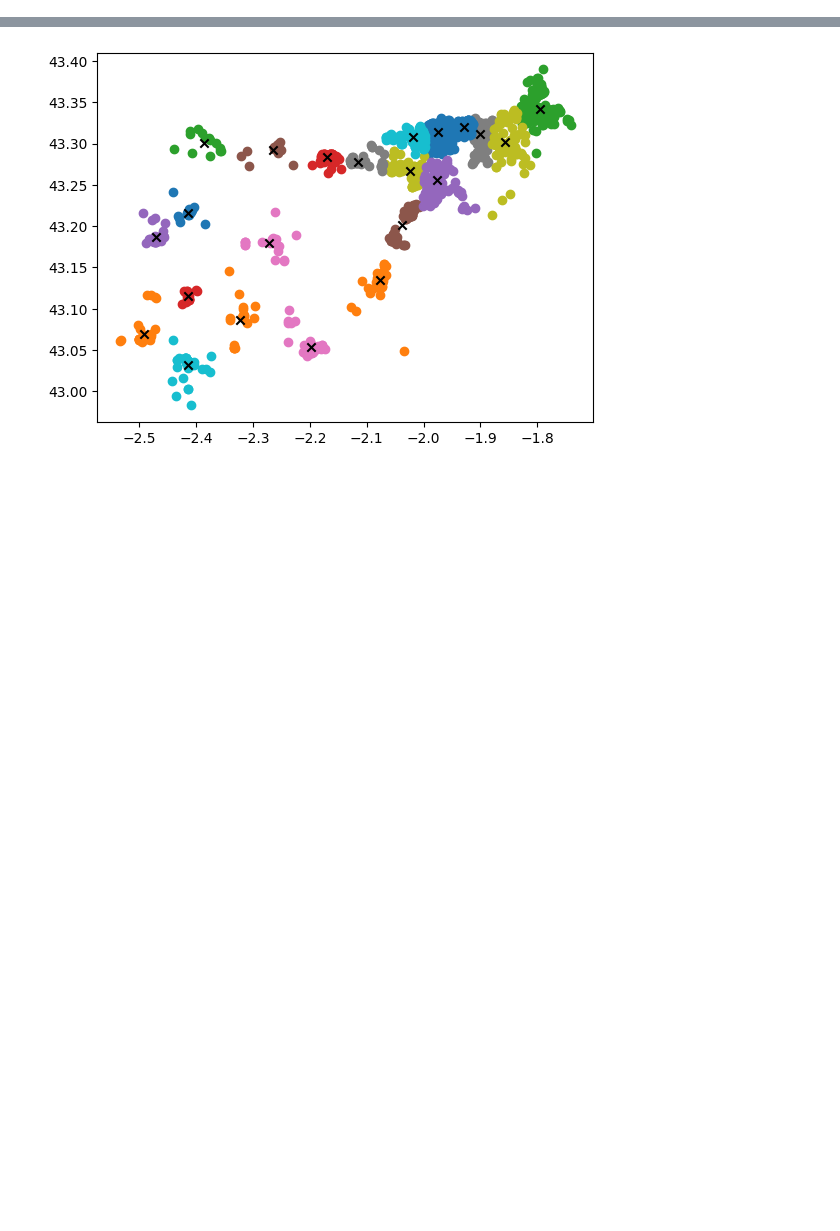
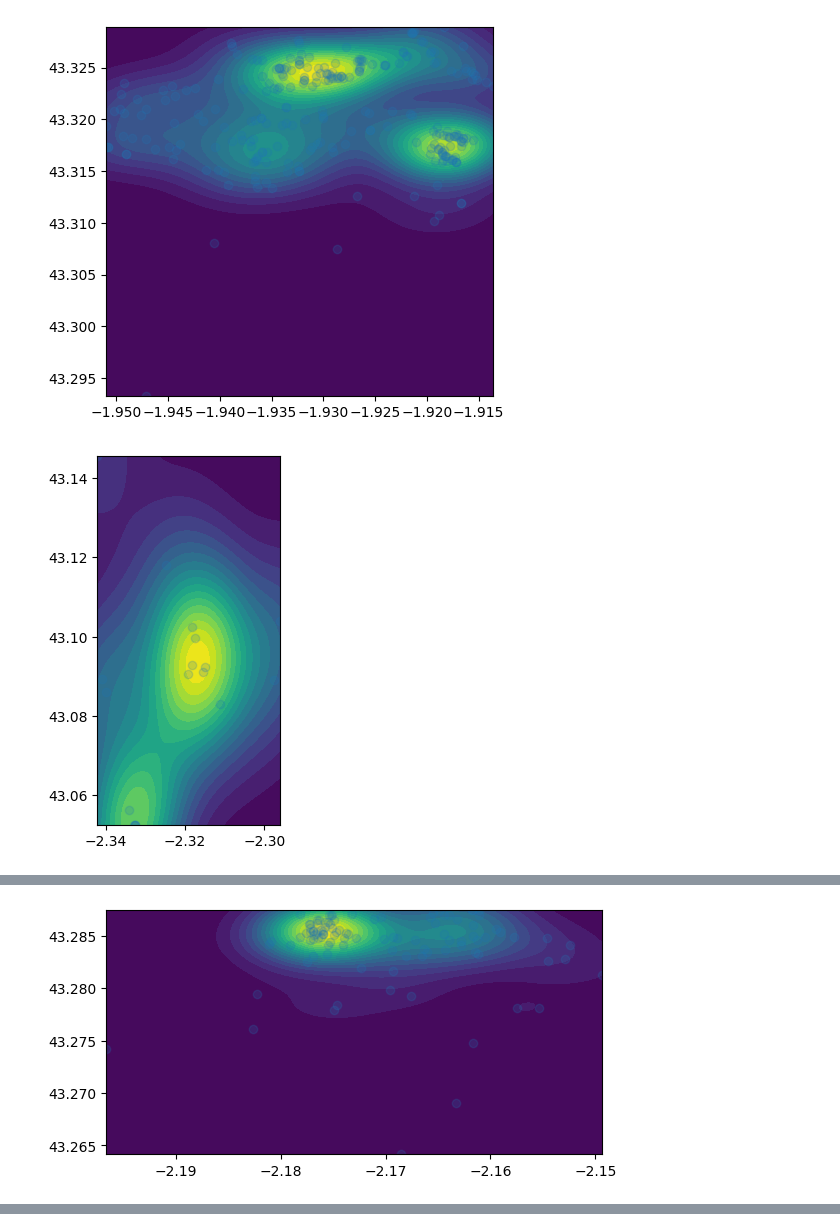
Before and after one commit to peppefdf/Generate_stops, a Jupyter notebook: Generate_stops.ipynb, the cells around one changed output, grey strips where cells are left out. Saved outputs shown, nothing was run; the diff lists cells and outputs as text; code cells hidden in the pictures; blank space fills up the shorter version.

```diff
--- a/Generate_stops.ipynb
+++ b/Generate_stops.ipynb
@@ -12,12 +12,13 @@ import sklearn
 from sklearn.cluster import KMeans
 import geopy.distance
 from scipy import stats
+from scipy.interpolate import interp2d
 
 from matplotlib import pyplot as plt
 from google.colab import drive
 
 #n_skip = 10
-n_clusters = 22
+n_clusters = 23
 #dist_tol = 1000 # distance tolerance for bus_stop from cluster center (in meters)
 
 workers_df = pd.read_csv("/content/drive/MyDrive/Colab Notebooks/CSL_GIPUZKOA/Accessibility_Map/workers_eskuzaitzeta_12_02_2024.csv", encoding='latin-1')
@@ -43,7 +44,9 @@ yhat = model.predict(workers_lat_lon)
 clusters = np.unique(yhat)
 centers = np.array(model.cluster_centers_)
 
+#fig,ax = plt.subplots()
 
+XY_hdp = []
 cont_cluster = 0
 highDens_points = []
 for cluster in clusters:
@@ -70,20 +73,43 @@ for cluster in clusters:
  #centers[cont_cluster][0] = workers_lat_lon[row_ix[0][index_min]][0]
  #centers[cont_cluster][1] = workers_lat_lon[row_ix[0][index_min]][1]
 
+ """
  xy = np.vstack([X,Y])
  kde = stats.gaussian_kde(xy)
  density = kde(xy)
  xymax = xy.T[np.argmax(density)]
  highDens_points.append(xymax)
- print('Coordinates of maximum density point: ', xymax)
+ """
+
+ temp_array = np.array(workers_lat_lon)[row_ix[0]]
+ Lats = [temp_array[i,0] for i in range(len(temp_array))]
+ Lons = [temp_array[i,1] for i in range(len(temp_array))]
+
+ minLat = min(Lats)
+ maxLat = max(Lats)
+ minLon = min(Lons)
+ maxLon = max(Lons)
+
+ xy = np.vstack([Y,X])
+ kernel = stats.gaussian_kde(xy)
+ x,y = np.mgrid[minLat:maxLat:150j, minLon:maxLon:150j]  # 100 x 100 grid for plotting
+ z = kernel.pdf(np.array([y.ravel(),x.ravel()])).reshape(x.shape)
+ indmax = np.unravel_index(np.argmax(z, axis=None), z.shape)  # returns a tuple
+ highDens_points.append((x[indmax],y[indmax]))
 
  cont_cluster+=1
- plt.scatter(Y,X)
 
+ fig,ax = plt.subplots()
+ ax.contourf(y, x, z, levels=20)
+ ax.axis('scaled')
+ plt.scatter(Y,X, marker = 'o', alpha=0.2)
+ plt.savefig('/content/drive/MyDrive/Colab Notebooks/CSL_GIPUZKOA/'+str(cluster)+'.png')
+ plt.show()
 # plot centers
 #centers = np.array(model.cluster_centers_)
-plt.scatter(centers[:,1], centers[:,0], marker="x", color='black')
-plt.show()
+#plt.scatter(centers[:,1], centers[:,0], marker="x", color='black')
+#plt.show()
+
 
 """
 tags = {'highway':'bus_stop',
@@ -126,33 +152,34 @@ for i in range(len(centers)):
 
        center_ind.append(i)
 
     except:
        print('WARNING: stops not found for cluster ',i)
        #print(centers[i])
        print(highDens_points[i])
     print()
 
 map = folium.Map(location=[ori_lat, ori_lon], zoom_start=8)
 for i in range(len(bus_stops)):
     #lat = workers_lat_lon[i][0]
     #lon = workers_lat_lon[i][1]
     latb = bus_stops[i][0]
     lonb = bus_stops[i][1]
     latc = centers[center_ind[i]][0]
     lonc = centers[center_ind[i]][1]
     latd = highDens_points[center_ind[i]][0]
     lond = highDens_points[center_ind[i]][1]
     cluster_size = len(np.where(yhat == i)[0])
     folium.Marker((latb,lonb), popup='Found bus stop position for cluster '+ str(i)).add_to(map)
     folium.Marker((latc,lonc), popup='Centroid of cluster '+ str(i) +'. Size = {}'.format(cluster_size), icon=folium.Icon(color='red')).add_to(map)
-    folium.Marker((latd,lond), popup='Higher density point for cluster '+ str(i), icon=folium.Icon(color='green')).add_to(map)
+    folium.Marker((latd,lond), popup='Highest density point for cluster '+ str(i), icon=folium.Icon(color='green')).add_to(map)
 
-"""
+
 for i in range(len(workers_lat_lon)):
     lat = workers_lat_lon[i][0]
     lon = workers_lat_lon[i][1]
     folium.Marker((lat,lon), icon=folium.Icon(color='orange')).add_to(map)
-"""
 
 map
 # %% [output]
+[figure, new version]
+[figure, added]
@@ -158,0 +188 @@ map
+[figure, added]
@@ -176 +196,0 @@ Coordinates of maximum density point:  [43.06603045 -2.48853501]
-[figure, old version]
```
Also changed, not shown: parts of 1 cell of this notebook.
